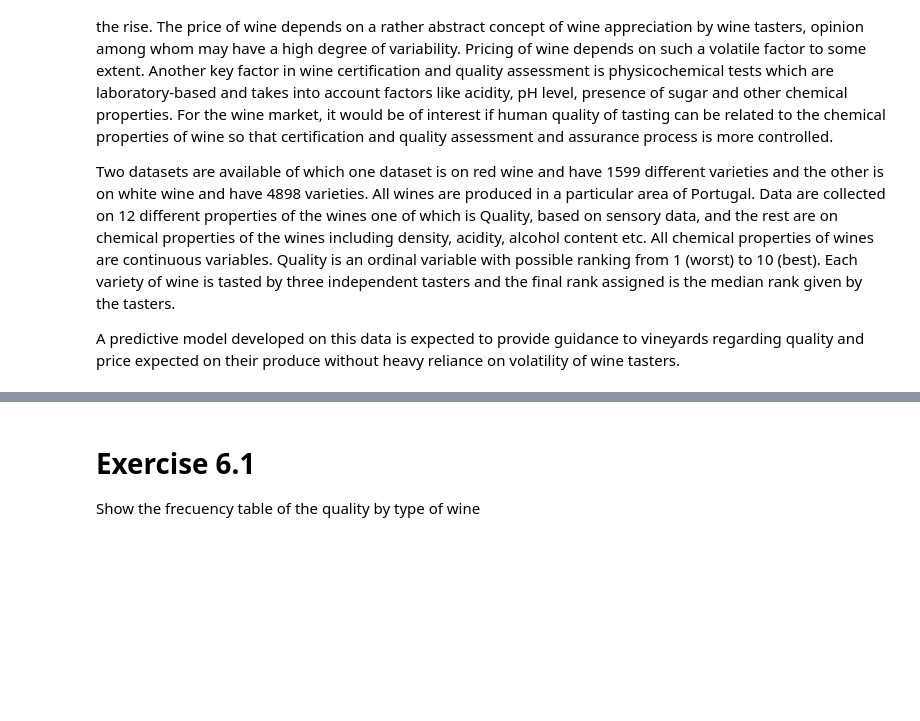
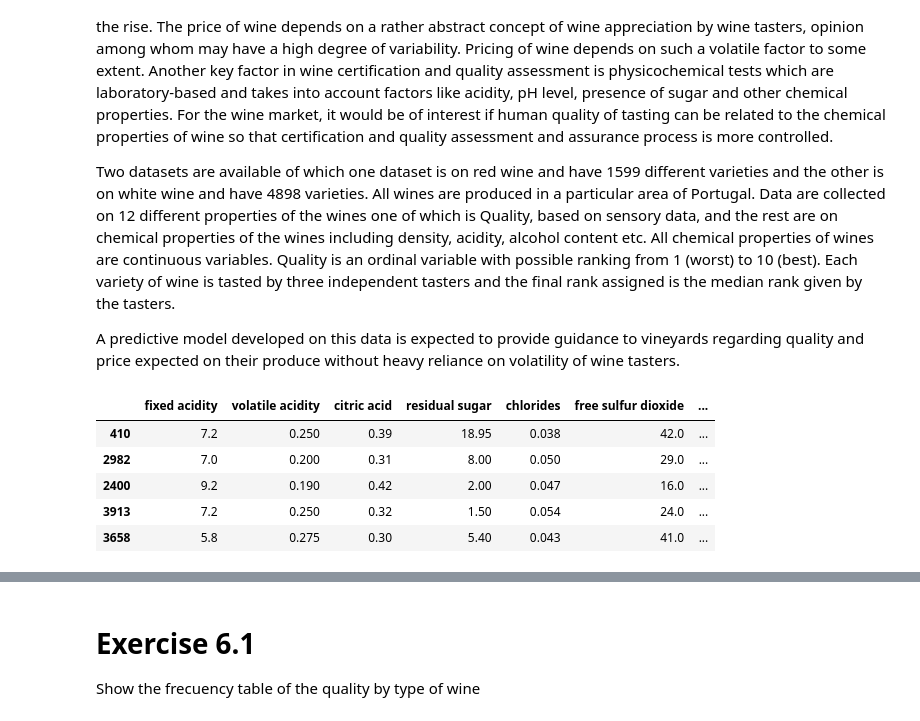
Before and after one commit to darestrepov/intro_to_machine_learning, a Jupyter notebook: E6-SVM&Regularization.ipynb, the cells around one changed output, grey strips where cells are left out. Saved outputs shown, nothing was run; the diff lists cells and outputs as text; code cells hidden in the pictures; blank space fills up the shorter version.

```diff
--- a/E6-SVM&Regularization.ipynb
+++ b/E6-SVM&Regularization.ipynb
@@ -17,5 +16,14 @@ warnings.filterwarnings('ignore')
 # %%
 data_r = pd.read_csv('https://github.com/albahnsen/PracticalMachineLearningClass/raw/master/datasets/Wine_data_red.csv')
 data_w = pd.read_csv('https://github.com/albahnsen/PracticalMachineLearningClass/raw/master/datasets/Wine_data_white.csv')
+# %%
+data_w.sample(5)
+# %% [output]
+|  | fixed acidity | volatile acidity | citric acid | residual sugar | chlorides | free sulfur dioxide | ... |
+| 410 | 7.2 | 0.250 | 0.39 | 18.95 | 0.038 | 42.0 | ... |
+| 2982 | 7.0 | 0.200 | 0.31 | 8.00 | 0.050 | 29.0 | ... |
+| 2400 | 9.2 | 0.190 | 0.42 | 2.00 | 0.047 | 16.0 | ... |
+| 3913 | 7.2 | 0.250 | 0.32 | 1.50 | 0.054 | 24.0 | ... |
+| 3658 | 5.8 | 0.275 | 0.30 | 5.40 | 0.043 | 41.0 | ... |
 # %%
 data = data_w.assign(type = 'white')
```
Also changed, not shown: parts of 53 cells of this notebook, 1 other file.
